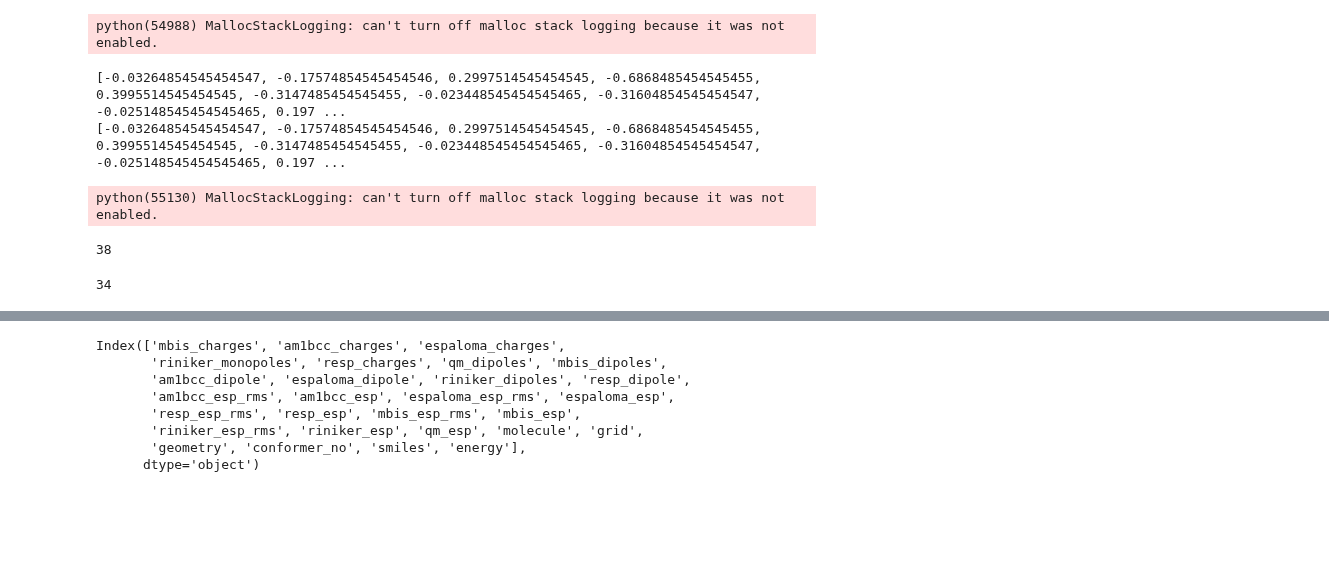
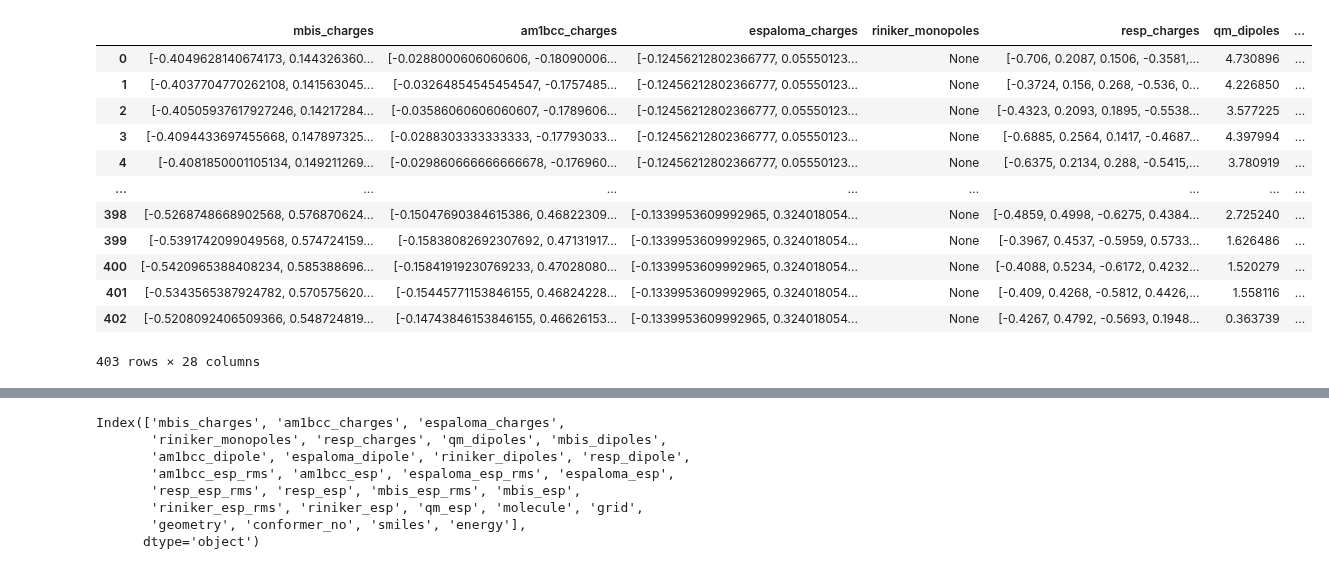
Before and after one commit to bismuthadams1/charge_paper, a Jupyter notebook: conformer_test/explore_parquet.ipynb, the cells around one changed output, grey strips where cells are left out. Saved outputs shown, nothing was run; the diff lists cells and outputs as text; code cells hidden in the pictures; blank space fills up the shorter version.

```diff
--- a/conformer_test/explore_parquet.ipynb
+++ b/conformer_test/explore_parquet.ipynb
@@ -38,33 +38,22 @@ def kde(x, y, ax = None, **kwargs):
 # %%
 parquet = "./charge_models_no_riniker_2.parquet"
 df = pd.read_parquet(parquet)
-df_sorted =  df[['molecule','conformer_no']].sort_values(by=['molecule', 'conformer_no']).reset_index(drop=True)
-df_sorted.to_excel('charge_models_no_rin.xlsx')
+df_missing = pd.read_parquet("/Users/k2584788/charge_paper/benchmark_wf_analysis/qc_archive_run/missing_ones_out.parquet")
+df = pd.concat([df, df_missing], ignore_index=True)
+df
+# df_sorted =  df[['molecule','conformer_no']].sort_values(by=['molecule', 'conformer_no']).reset_index(drop=True)
+# df_sorted.to_excel('charge_models_no_rin.xlsx')
+# %% [output]
+|  | mbis_charges | am1bcc_charges | espaloma_charges | riniker_monopoles | resp_charges | qm_dipoles | ... |
+| 0 | [-0.4049628140674173, 0.144326360... | [-0.0288000606060606, -0.18090006... | [-0.12456212802366777, 0.05550123... | None | [-0.706, 0.2087, 0.1506, -0.3581,... | 4.730896 | ... |
+| 1 | [-0.4037704770262108, 0.141563045... | [-0.03264854545454547, -0.1757485... | [-0.12456212802366777, 0.05550123... | None | [-0.3724, 0.156, 0.268, -0.536, 0... | 4.226850 | ... |
+| 2 | [-0.40505937617927246, 0.14217284... | [-0.03586060606060607, -0.1789606... | [-0.12456212802366777, 0.05550123... | None | [-0.4323, 0.2093, 0.1895, -0.5538... | 3.577225 | ... |
+| 3 | [-0.4094433697455668, 0.147897325... | [-0.0288303333333333, -0.17793033... | [-0.12456212802366777, 0.05550123... | None | [-0.6885, 0.2564, 0.1417, -0.4687... | 4.397994 | ... |
+| 4 | [-0.4081850001105134, 0.149211269... | [-0.029860666666666678, -0.176960... | [-0.12456212802366777, 0.05550123... | None | [-0.6375, 0.2134, 0.288, -0.5415,... | 3.780919 | ... |
+| ... | ... | ... | ... | ... | ... | ... | ... |
+| 398 | [-0.5268748668902568, 0.576870624... | [-0.15047690384615386, 0.46822309... | [-0.1339953609992965, 0.324018054... | None | [-0.4859, 0.4998, -0.6275, 0.4384... | 2.725240 | ... |
+| 399 | [-0.5391742099049568, 0.574724159... | [-0.15838082692307692, 0.47131917... | [-0.1339953609992965, 0.324018054... | None | [-0.3967, 0.4537, -0.5959, 0.5733... | 1.626486 | ... |
+| 400 | [-0.5420965388408234, 0.585388696... | [-0.15841919230769233, 0.47028080... | [-0.1339953609992965, 0.324018054... | None | [-0.4088, 0.5234, -0.6172, 0.4232... | 1.520279 | ... |
+| 401 | [-0.5343565387924782, 0.570575620... | [-0.15445771153846155, 0.46824228... | [-0.1339953609992965, 0.324018054... | None | [-0.409, 0.4268, -0.5812, 0.4426,... | 1.558116 | ... |
+| 402 | [-0.5208092406509366, 0.548724819... | [-0.14743846153846155, 0.46626153... | [-0.1339953609992965, 0.324018054... | None | [-0.4267, 0.4792, -0.5693, 0.1948... | 0.363739 | ... |
+403 rows × 28 columns
-# %%
-number = 1
-mapped_smiles = df.iloc[number]['molecule']
-mol =  Molecule.from_mapped_smiles(mapped_smiles=mapped_smiles)
-geom = df.iloc[number]['geometry'].reshape(-1, 3) * unit.angstrom
-# mol.conformers(geom)
-mol.assign_partial_charges(partial_charge_method="am1bcc",use_conformers=[geom])
-print(mol.partial_charges.flatten().m.tolist())
-print(df.iloc[number]['am1bcc_charges'].flatten().tolist())
-# %% [output]
-python(54988) MallocStackLogging: can't turn off malloc stack logging because it was not enabled.
-[-0.03264854545454547, -0.17574854545454546, 0.2997514545454545, -0.6868485454545455, 0.3995514545454545, -0.3147485454545455, -0.023448545454545465, -0.31604854545454547, -0.025148545454545465, 0.197 ...
-[-0.03264854545454547, -0.17574854545454546, 0.2997514545454545, -0.6868485454545455, 0.3995514545454545, -0.3147485454545455, -0.023448545454545465, -0.31604854545454547, -0.025148545454545465, 0.197 ...
-python(55130) MallocStackLogging: can't turn off malloc stack logging because it was not enabled.
-# %%
-smiles_list_1 = df['smiles'].unique().tolist()
-len(smiles_list_1)
-# %% [output]
-38
-# %%
-df_2 = pd.read_parquet("./charge_models_am1bcc_default.parquet")
-df_sorted =  df_2[['molecule','conformer_no']].sort_values(by=['molecule', 'conformer_no']).reset_index(drop=True)
-df_sorted.to_excel('charge_models_am1bcc_default.xlsx')
-
-smiles_list_2 = df_2['smiles'].unique().tolist()
-len(smiles_list_2)
-# %% [output]
-34
```
Also changed, not shown: parts of 9 cells of this notebook, 3 other files.
